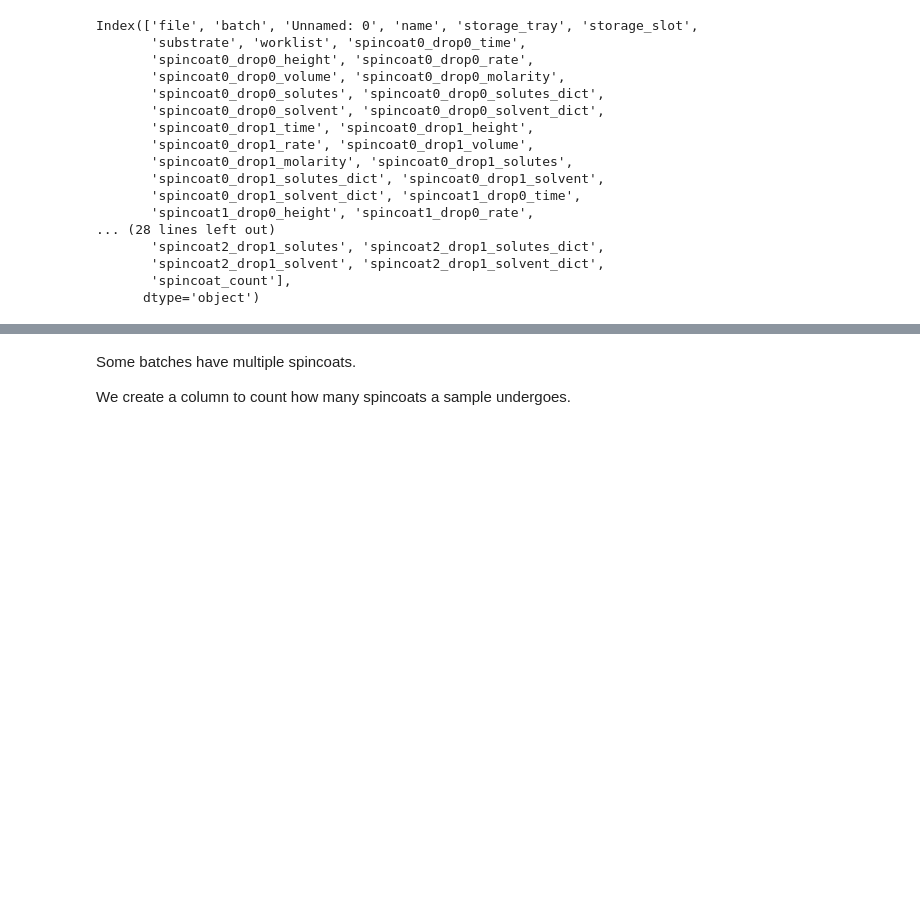
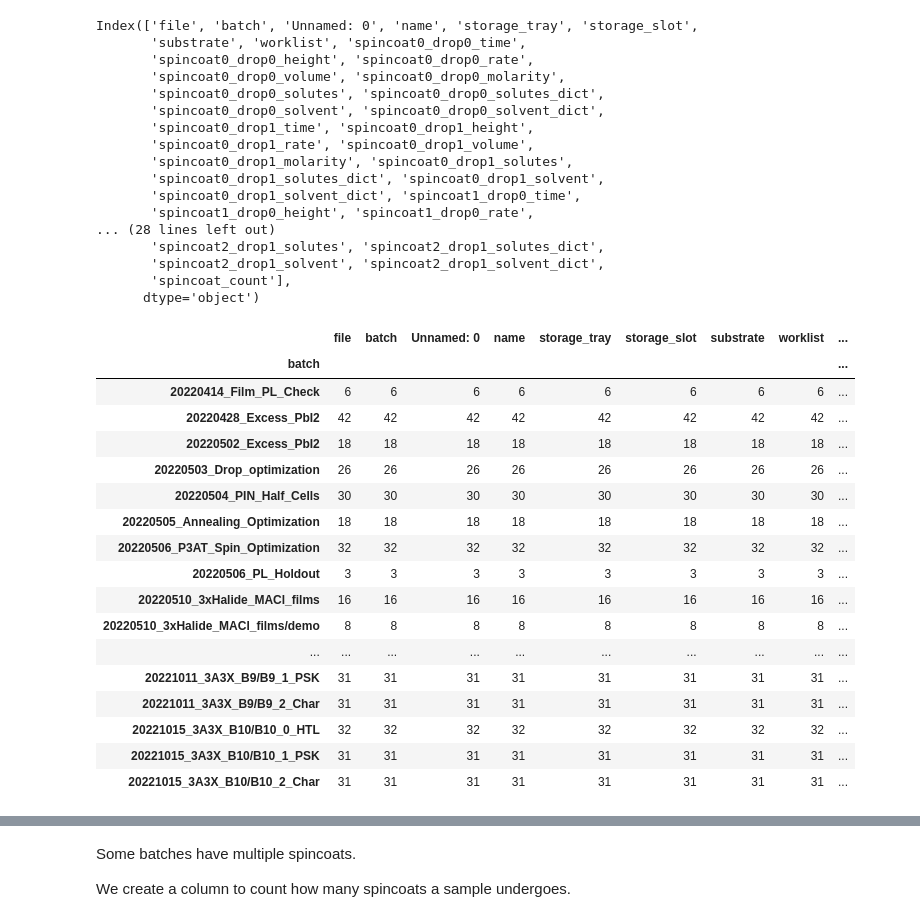
Before and after one commit to fenning-research-group/PASCAL_TrainView, a Jupyter notebook: input_eda.ipynb, the cells around one changed output, grey strips where cells are left out. Cells and saved outputs as stored; diff of their text form; code cells hidden in the pictures; blank space fills up the shorter version.

Commit message:
show number of samples per batch and unique parameters across all batches

```diff
--- a/input_eda.ipynb
+++ b/input_eda.ipynb
@@ -78,3 +78,26 @@ Index(['file', 'batch', 'Unnamed: 0', 'name', 'storage_tray', 'storage_slot',
        'spincoat2_drop1_solvent', 'spincoat2_drop1_solvent_dict',
        'spincoat_count'],
       dtype='object')
+# %%
+# see number of samples in each batch
+pd.set_option('max_columns', None)
+sample_input_df.groupby('batch').apply(lambda group: group.count())
+# %% [output]
+|  | file | batch | Unnamed: 0 | name | storage_tray | storage_slot | substrate | worklist | ... |
+| batch |  |  |  |  |  |  |  |  | ... |
+| 20220414_Film_PL_Check | 6 | 6 | 6 | 6 | 6 | 6 | 6 | 6 | ... |
+| 20220428_Excess_PbI2 | 42 | 42 | 42 | 42 | 42 | 42 | 42 | 42 | ... |
+| 20220502_Excess_PbI2 | 18 | 18 | 18 | 18 | 18 | 18 | 18 | 18 | ... |
+| 20220503_Drop_optimization | 26 | 26 | 26 | 26 | 26 | 26 | 26 | 26 | ... |
+| 20220504_PIN_Half_Cells | 30 | 30 | 30 | 30 | 30 | 30 | 30 | 30 | ... |
+| 20220505_Annealing_Optimization | 18 | 18 | 18 | 18 | 18 | 18 | 18 | 18 | ... |
+| 20220506_P3AT_Spin_Optimization | 32 | 32 | 32 | 32 | 32 | 32 | 32 | 32 | ... |
+| 20220506_PL_Holdout | 3 | 3 | 3 | 3 | 3 | 3 | 3 | 3 | ... |
+| 20220510_3xHalide_MACl_films | 16 | 16 | 16 | 16 | 16 | 16 | 16 | 16 | ... |
+| 20220510_3xHalide_MACl_films/demo | 8 | 8 | 8 | 8 | 8 | 8 | 8 | 8 | ... |
+| ... | ... | ... | ... | ... | ... | ... | ... | ... | ... |
+| 20221011_3A3X_B9/B9_1_PSK | 31 | 31 | 31 | 31 | 31 | 31 | 31 | 31 | ... |
+| 20221011_3A3X_B9/B9_2_Char | 31 | 31 | 31 | 31 | 31 | 31 | 31 | 31 | ... |
+| 20221015_3A3X_B10/B10_0_HTL | 32 | 32 | 32 | 32 | 32 | 32 | 32 | 32 | ... |
+| 20221015_3A3X_B10/B10_1_PSK | 31 | 31 | 31 | 31 | 31 | 31 | 31 | 31 | ... |
+| 20221015_3A3X_B10/B10_2_Char | 31 | 31 | 31 | 31 | 31 | 31 | 31 | 31 | ... |
```
Also changed, not shown: parts of 1 cell of this notebook.
